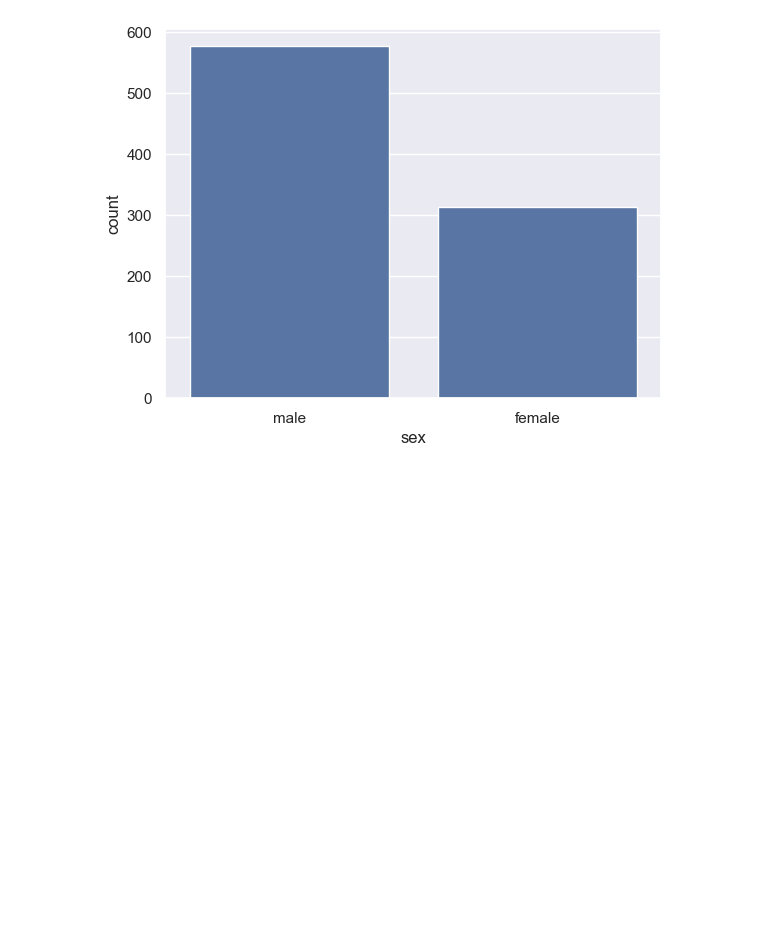
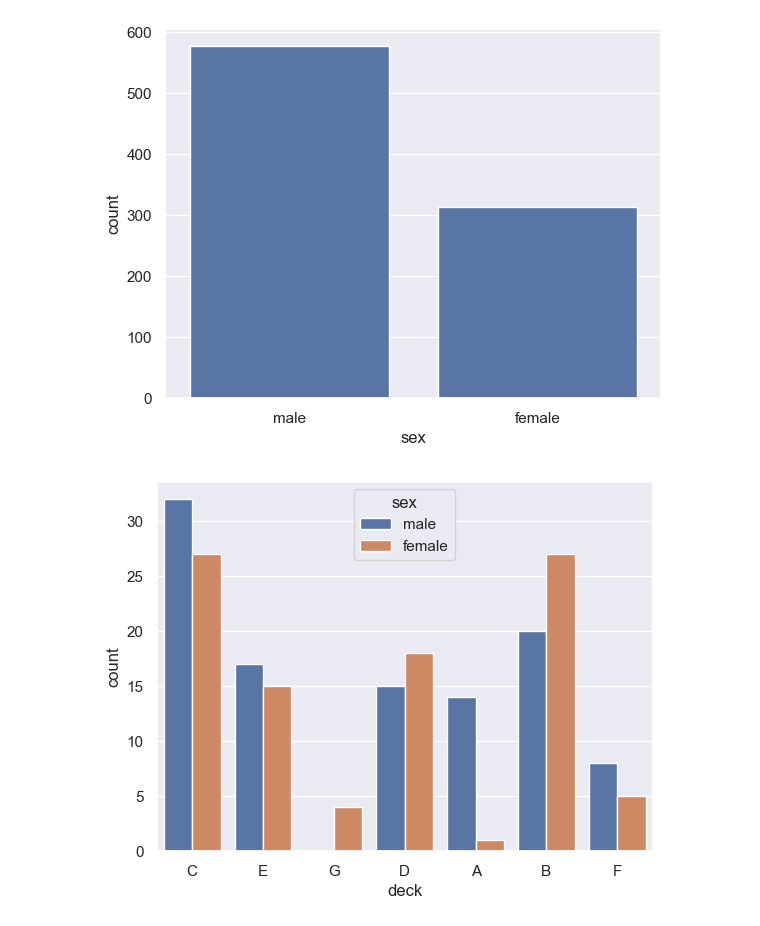
Before and after one commit to Renal-D/basic-python-library-for-data, a Jupyter notebook: Basic-Seaborn/seaborn-2.ipynb, the cells around one changed output. Cells and saved outputs as stored; diff of their text form; code cells hidden in the pictures; blank space fills up the shorter version.

```diff
--- a/Basic-Seaborn/seaborn-2.ipynb
+++ b/Basic-Seaborn/seaborn-2.ipynb
@@ -43,3 +43,7 @@ sns.barplot(x='sex',y='fare',data=dataku, estimator=np.std); #standard deviasi
 sns.countplot(x='sex',data=dataku);
 # %% [output]
 [figure]
+# %%
+sns.countplot(x='deck',hue='sex', data=dataku);
+# %% [output]
+[figure, added]
```
Also changed, not shown: parts of 3 cells of this notebook.
